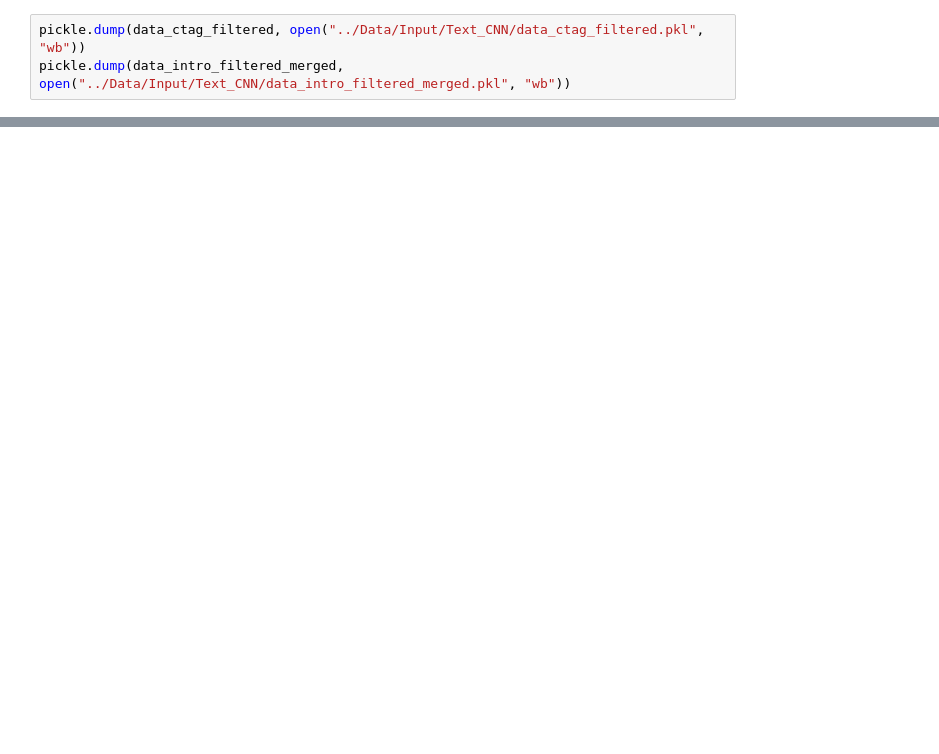
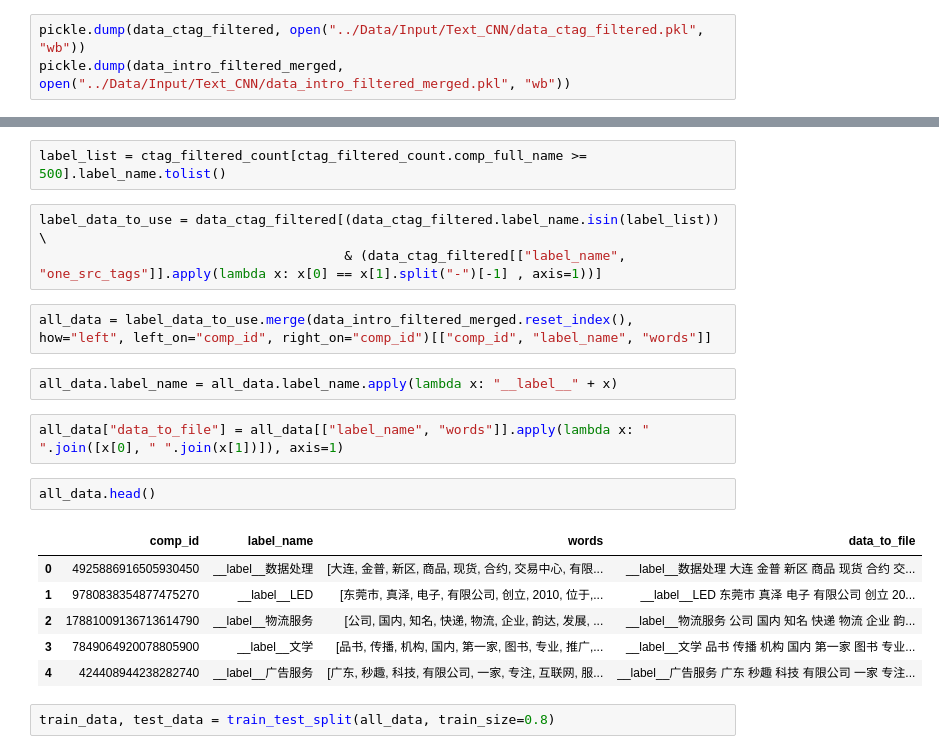
Before and after one commit to puppyapple/Text_CNN, a Jupyter notebook: text_cnn.ipynb, the cells around one changed output, grey strips where cells are left out. Saved outputs shown, nothing was run; the diff lists cells and outputs as text; blank space fills up the shorter version.

```diff
--- a/text_cnn.ipynb
+++ b/text_cnn.ipynb
@@ -128,0 +158,22 @@ pickle.dump(data_intro_filtered_merged, open("../Data/Input/Text_CNN/data_intro_
+# %%
+label_list = ctag_filtered_count[ctag_filtered_count.comp_full_name >= 500].label_name.tolist()
+# %%
+label_data_to_use = data_ctag_filtered[(data_ctag_filtered.label_name.isin(label_list)) \
+                                       & (data_ctag_filtered[["label_name", "one_src_tags"]].apply(lambda x: x[0] == x[1].split("-")[-1] , axis=1))]
+# %%
+all_data = label_data_to_use.merge(data_intro_filtered_merged.reset_index(), how="left", left_on="comp_id", right_on="comp_id")[["comp_id", "label_name", "words"]]
+# %%
+all_data.label_name = all_data.label_name.apply(lambda x: "__label__" + x)
+# %%
+all_data["data_to_file"] = all_data[["label_name", "words"]].apply(lambda x: " ".join([x[0], " ".join(x[1])]), axis=1)
+# %%
+all_data.head()
+# %% [output]
+|  | comp_id | label_name | words | data_to_file |
+| 0 | 4925886916505930450 | __label__数据处理 | [大连, 金普, 新区, 商品, 现货, 合约, 交易中心, 有限... | __label__数据处理 大连 金普 新区 商品 现货 合约 交... |
+| 1 | 9780838354877475270 | __label__LED | [东莞市, 真泽, 电子, 有限公司, 创立, 2010, 位于,... | __label__LED 东莞市 真泽 电子 有限公司 创立 20... |
+| 2 | 17881009136713614790 | __label__物流服务 | [公司, 国内, 知名, 快递, 物流, 企业, 韵达, 发展, ... | __label__物流服务 公司 国内 知名 快递 物流 企业 韵... |
+| 3 | 7849064920078805900 | __label__文学 | [品书, 传播, 机构, 国内, 第一家, 图书, 专业, 推广,... | __label__文学 品书 传播 机构 国内 第一家 图书 专业... |
+| 4 | 424408944238282740 | __label__广告服务 | [广东, 秒趣, 科技, 有限公司, 一家, 专注, 互联网, 服... | __label__广告服务 广东 秒趣 科技 有限公司 一家 专注... |
+# %%
+train_data, test_data = train_test_split(all_data, train_size=0.8)
```
Also changed, not shown: parts of 29 cells of this notebook.
